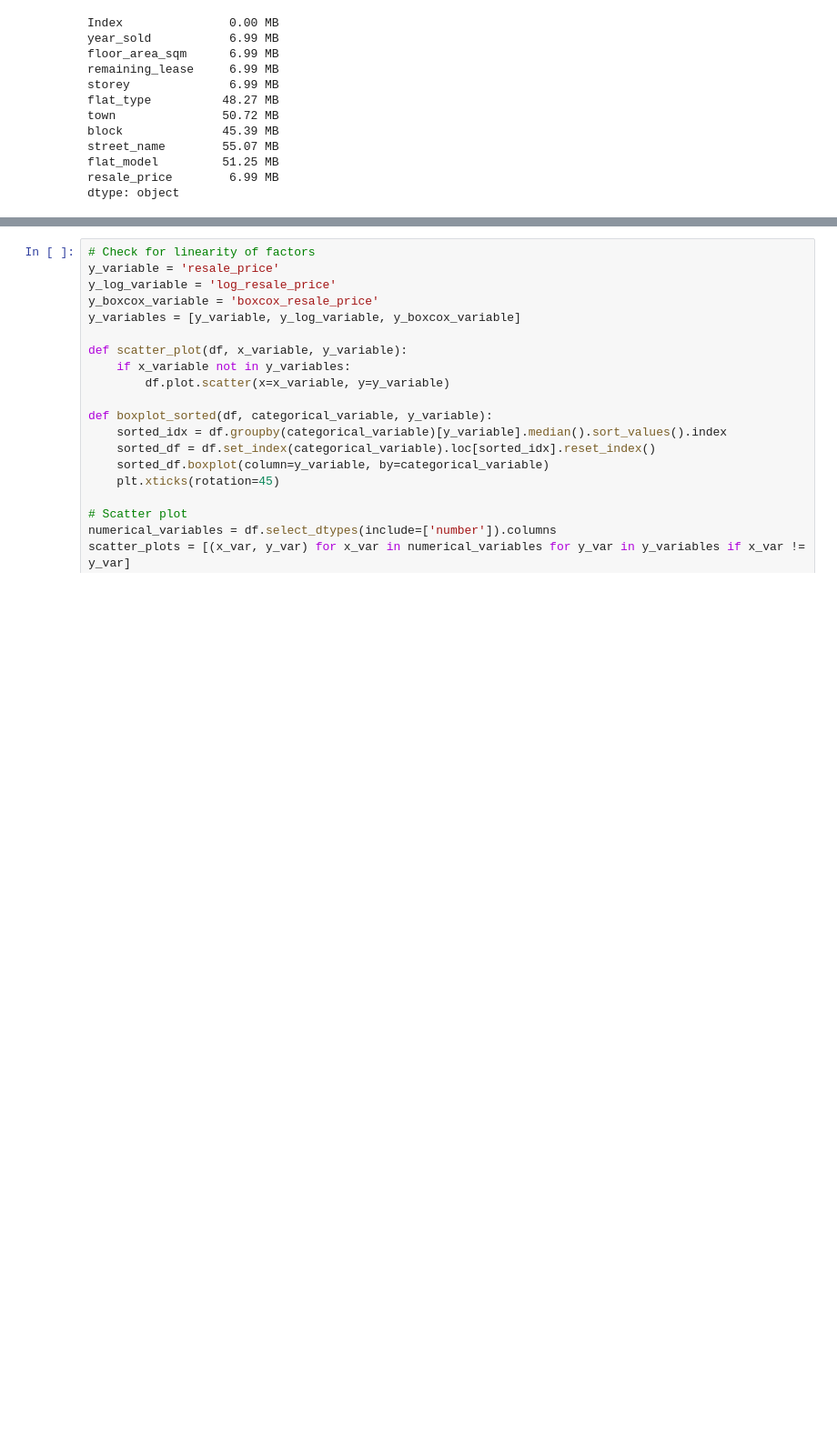
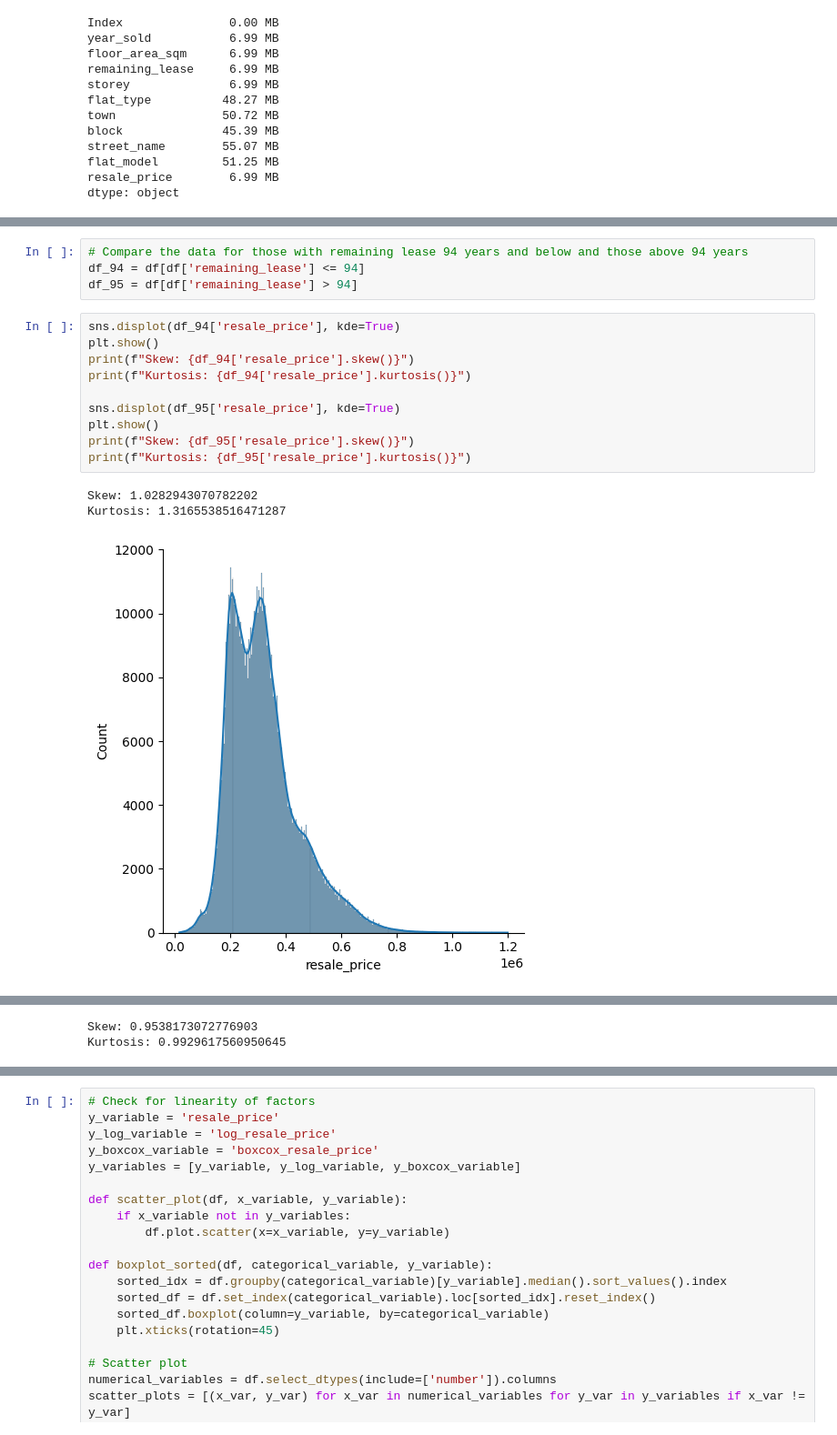
Before and after one commit to NicsLvl/HDB_Resale_Price, a Jupyter notebook: eda.ipynb, the cells around one changed output, grey strips where cells are left out. Shown at 91% size. Saved outputs shown, nothing was run; the diff lists cells and outputs as text; blank space fills up the shorter version.

```diff
--- a/eda.ipynb
+++ b/eda.ipynb
@@ -89,0 +154,18 @@ Kurtosis: 0.23650678307193695
+# %%
+# Compare the data for those with remaining lease 94 years and below and those above 94 years
+df_94 = df[df['remaining_lease'] <= 94]
+df_95 = df[df['remaining_lease'] > 94]
+# %%
+sns.displot(df_94['resale_price'], kde=True)
+plt.show()
+print(f"Skew: {df_94['resale_price'].skew()}")
+print(f"Kurtosis: {df_94['resale_price'].kurtosis()}")
+
+sns.displot(df_95['resale_price'], kde=True)
+plt.show()
+print(f"Skew: {df_95['resale_price'].skew()}")
+print(f"Kurtosis: {df_95['resale_price'].kurtosis()}")
+# %% [output]
+Skew: 1.0282943070782202
+Kurtosis: 1.3165538516471287
+[figure, added]
@@ -90,2 +173,4 @@ Kurtosis: 0.23650678307193695
+Skew: 0.9538173072776903
+Kurtosis: 0.9929617560950645
 # %% [markdown]
 # LinearRegression()
```
Also changed, not shown: parts of 18 cells of this notebook, 4 other files.
